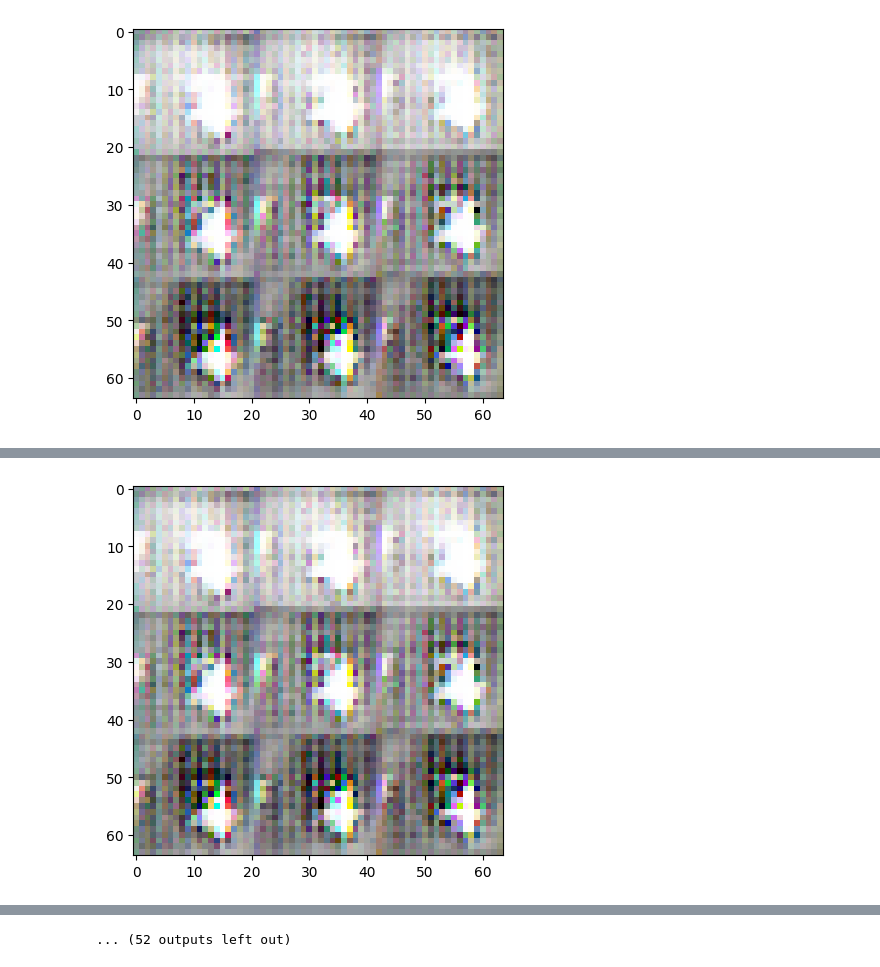
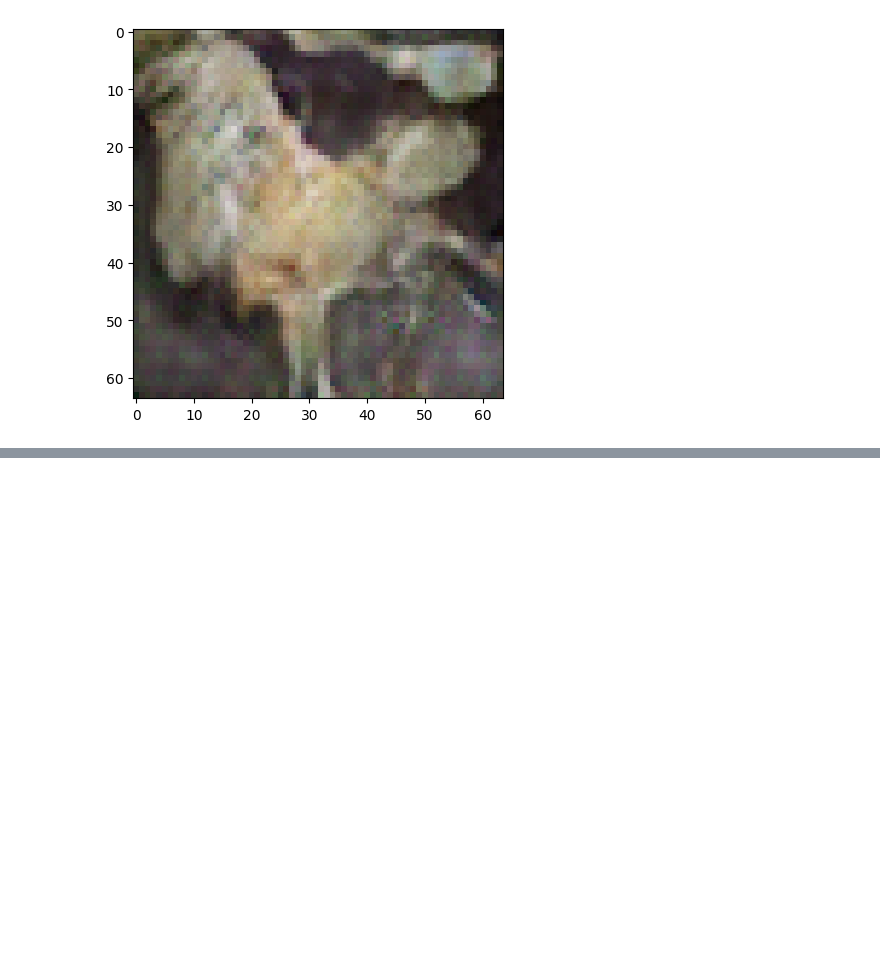
Before and after one commit to Rishikesh-2006/NNs, a Jupyter notebook: GAN.ipynb, the cells around one changed output, grey strips where cells are left out. Cells and saved outputs as stored; diff of their text form; code cells hidden in the pictures; blank space fills up the shorter version.

```diff
--- a/GAN.ipynb
+++ b/GAN.ipynb
@@ -106,7 +128,7 @@ device = "cuda" if torch.cuda.is_available() else "cpu"
 data = DataLoader(data,batch_size=32,shuffle=True)
 
 lr = 0.002
-epochs = 5
+epochs = 50
 batch_size = 32
 criterion = nn.BCELoss()
 Gen = GAN_Gen().to(device)
@@ -114,3 +136,4 @@ Gen_opt = optim.Adam(Gen.parameters(),lr = lr,betas=(0.5,0.999))
 
 Dis = GAN_Dis().to(device)
 Dis_opt = optim.Adam(Dis.parameters(),lr = lr,betas=(0.5,0.999))
+print(device)
@@ -169,7 +206,6 @@ Dis.eval()
 with torch.no_grad():
   noise = torch.randn(32,lat_dim,1,1,device=device)
   image = Gen(noise).detach().cpu().numpy()
-for i in range (32):
-  plt.imshow(image[1].reshape(64,64,3))
+  plt.imshow(image[1].transpose(1,2,0))
   plt.show()
 # %% [output]
@@ -177 +212 @@ WARNING:matplotlib.image:Clipping input data to the valid range for imshow with
-[figure, old version]
+[figure, new version]
@@ -179 +212,0 @@ WARNING:matplotlib.image:Clipping input data to the valid range for imshow with
-[figure, removed]
@@ -188 +212,0 @@ WARNING:matplotlib.image:Clipping input data to the valid range for imshow with
-... (52 outputs left out)
```
Also changed, not shown: parts of 5 cells of this notebook.
